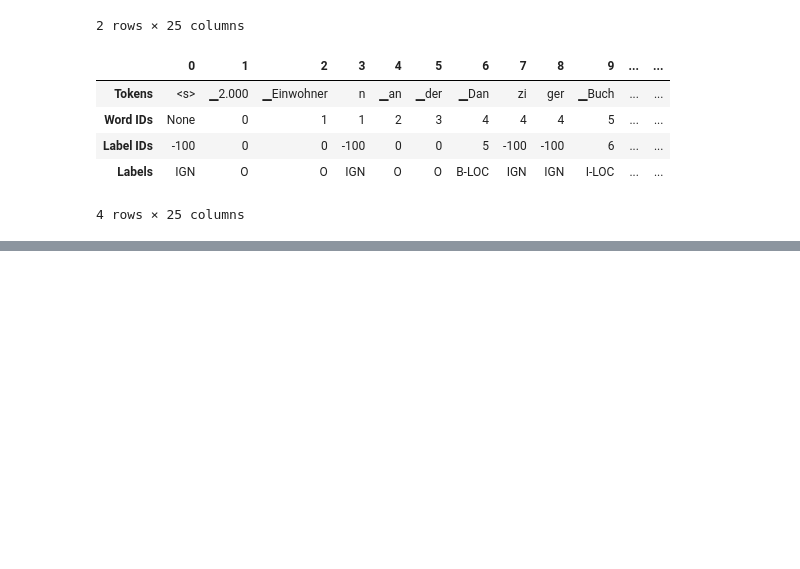
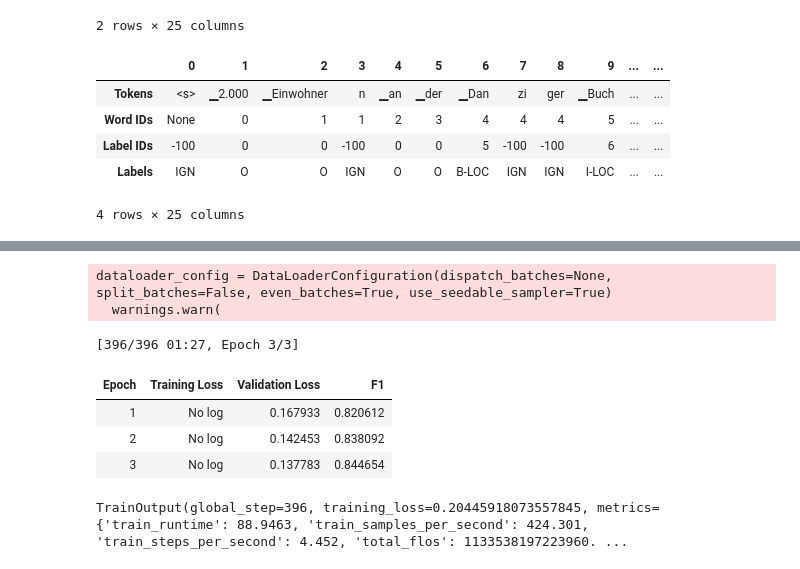
Before and after one commit to TylerKirby/transformer-playground, a Jupyter notebook: transformers-for-nlp/ch4.ipynb, the cells around one changed output, grey strips where cells are left out. Drawn from its saved outputs; the diff is of its cells as text; code cells hidden in the pictures; blank space fills up the shorter version.

```diff
--- a/transformers-for-nlp/ch4.ipynb
+++ b/transformers-for-nlp/ch4.ipynb
@@ -304,0 +317,8 @@ pd.DataFrame([tokens, word_ids, label_ids, labels], index=index)
+# %%
+from seqeval.metrics import classification_report
+
+y_true = [["O", "O", "O", "B-MISC", "I-MISC", "I-MISC", "O"],
+          ["B-PER", "I-PER", "O"]]
+y_pred = [["O", "O", "B-MISC", "I-MISC", "I-MISC", "I-MISC", "O"],
+          ["B-PER", "I-PER", "O"]]
+print(classification_report(y_true, y_pred))
@@ -304,0 +390,23 @@ pd.DataFrame([tokens, word_ids, label_ids, labels], index=index)
+# %%
+from transformers import Trainer
+
+trainer = Trainer(
+    model_init=model_init,
+    args=training_args,
+    data_collator=data_collator,
+    compute_metrics=compute_metrics,
+    train_dataset=panx_de_encoded["train"],
+    eval_dataset=panx_de_encoded["validation"],
+    tokenizer=xlmr_tokenizer
+)
+
+trainer.train()
+# %% [output]
+dataloader_config = DataLoaderConfiguration(dispatch_batches=None, split_batches=False, even_batches=True, use_seedable_sampler=True)
+  warnings.warn(
+[396/396 01:27, Epoch 3/3]
+| Epoch | Training Loss | Validation Loss | F1 |
+| 1 | No log | 0.167933 | 0.820612 |
+| 2 | No log | 0.142453 | 0.838092 |
+| 3 | No log | 0.137783 | 0.844654 |
+TrainOutput(global_step=396, training_loss=0.20445918073557845, metrics={'train_runtime': 88.9463, 'train_samples_per_second': 424.301, 'train_steps_per_second': 4.452, 'total_flos': 1133538197223960. ...
```
Also changed, not shown: parts of 21 cells of this notebook, 1 other file.
